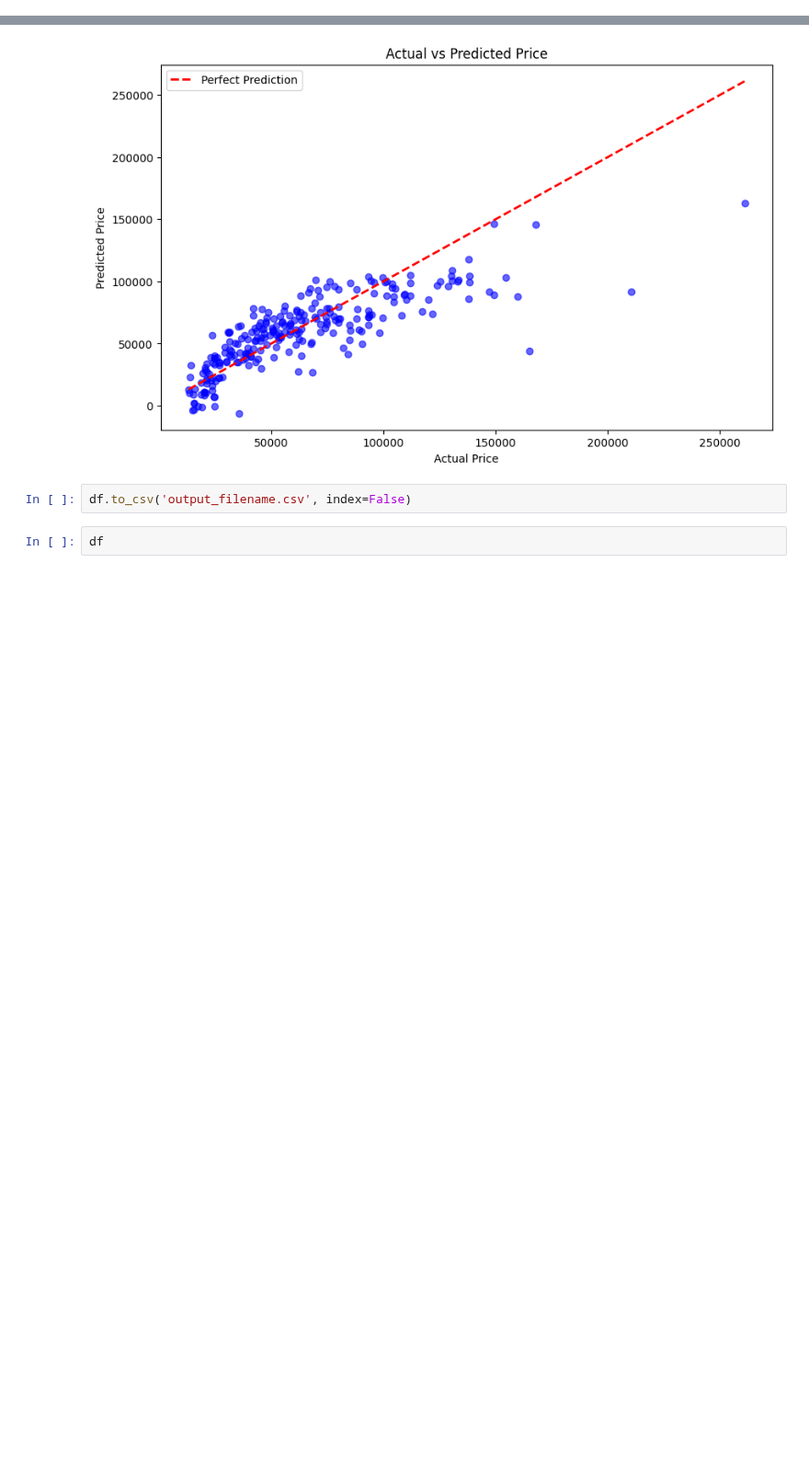
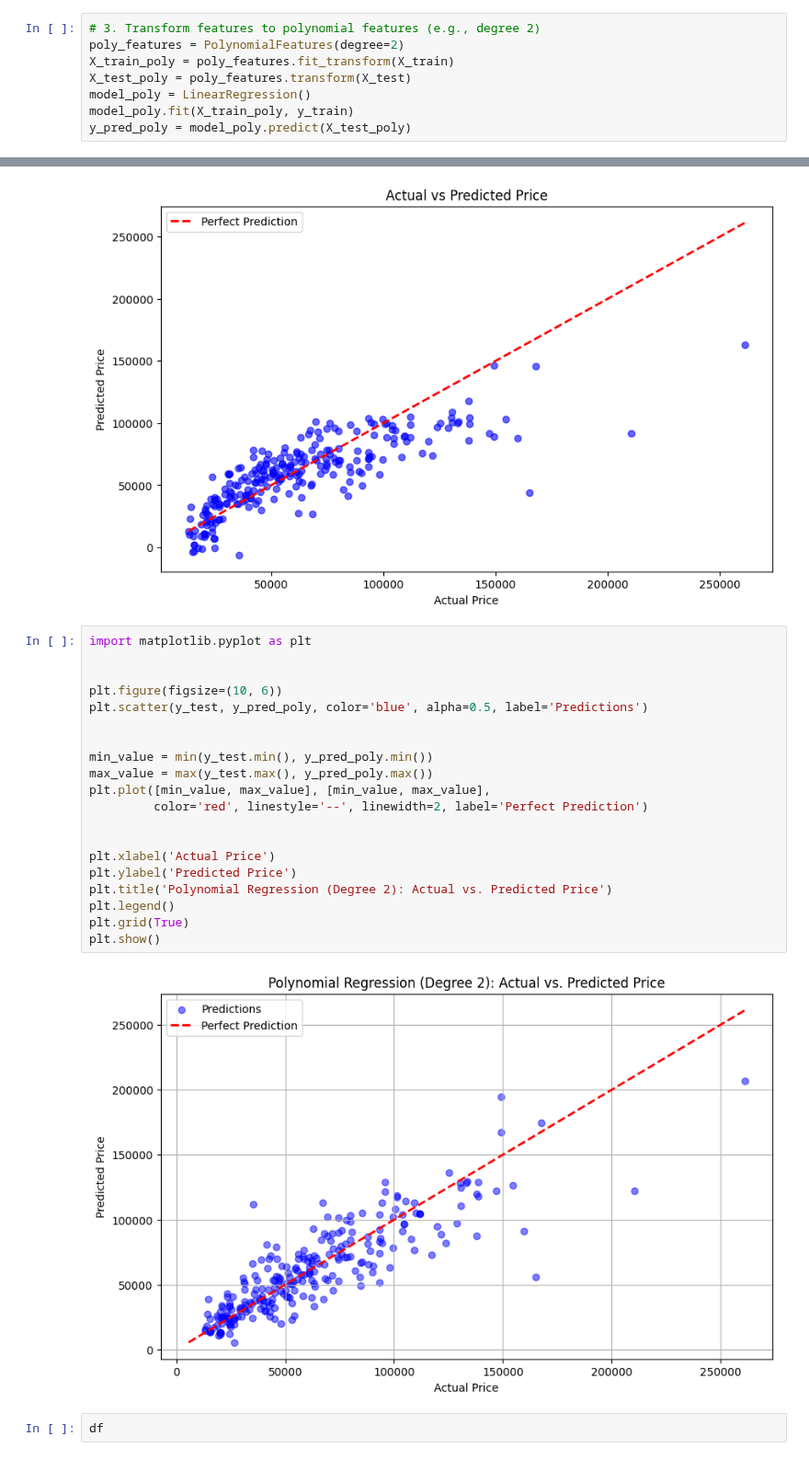
Before and after one commit to khoulaCode/machine-learning-code-orbit, a Jupyter notebook: team_members/from_almuhannad/preprossing_laptob.ipynb, the cells around one changed output, grey strips where cells are left out. Shown at 92% size. Saved outputs shown, nothing was run; the diff lists cells and outputs as text; blank space fills up the shorter version.

```diff
--- a/team_members/from_almuhannad/preprossing_laptob.ipynb
+++ b/team_members/from_almuhannad/preprossing_laptob.ipynb
@@ -535,3 +535,11 @@ model.fit(X_train,y_train)
 LinearRegression()
 # %%
 y_predict = model.predict(X_test)
+# %%
+# 3. Transform features to polynomial features (e.g., degree 2)
+poly_features = PolynomialFeatures(degree=2)
+X_train_poly = poly_features.fit_transform(X_train)
+X_test_poly = poly_features.transform(X_test)
+model_poly = LinearRegression()
+model_poly.fit(X_train_poly, y_train)
+y_pred_poly = model_poly.predict(X_test_poly)
@@ -564,8 +631,28 @@ plt.legend()
 plt.show()
 # %% [output]
 [figure]
-# %%
-df.to_csv('output_filename.csv', index=False)
+# %%
+import matplotlib.pyplot as plt
+
+
+plt.figure(figsize=(10, 6))
+plt.scatter(y_test, y_pred_poly, color='blue', alpha=0.5, label='Predictions')
+
+
+min_value = min(y_test.min(), y_pred_poly.min())
+max_value = max(y_test.max(), y_pred_poly.max())
+plt.plot([min_value, max_value], [min_value, max_value],
+         color='red', linestyle='--', linewidth=2, label='Perfect Prediction')
+
+
+plt.xlabel('Actual Price')
+plt.ylabel('Predicted Price')
+plt.title('Polynomial Regression (Degree 2): Actual vs. Predicted Price')
+plt.legend()
+plt.grid(True)
+plt.show()
+# %% [output]
+[figure, added]
 # %%
 df
 # %% [output]
```
Also changed, not shown: parts of 14 cells of this notebook.
